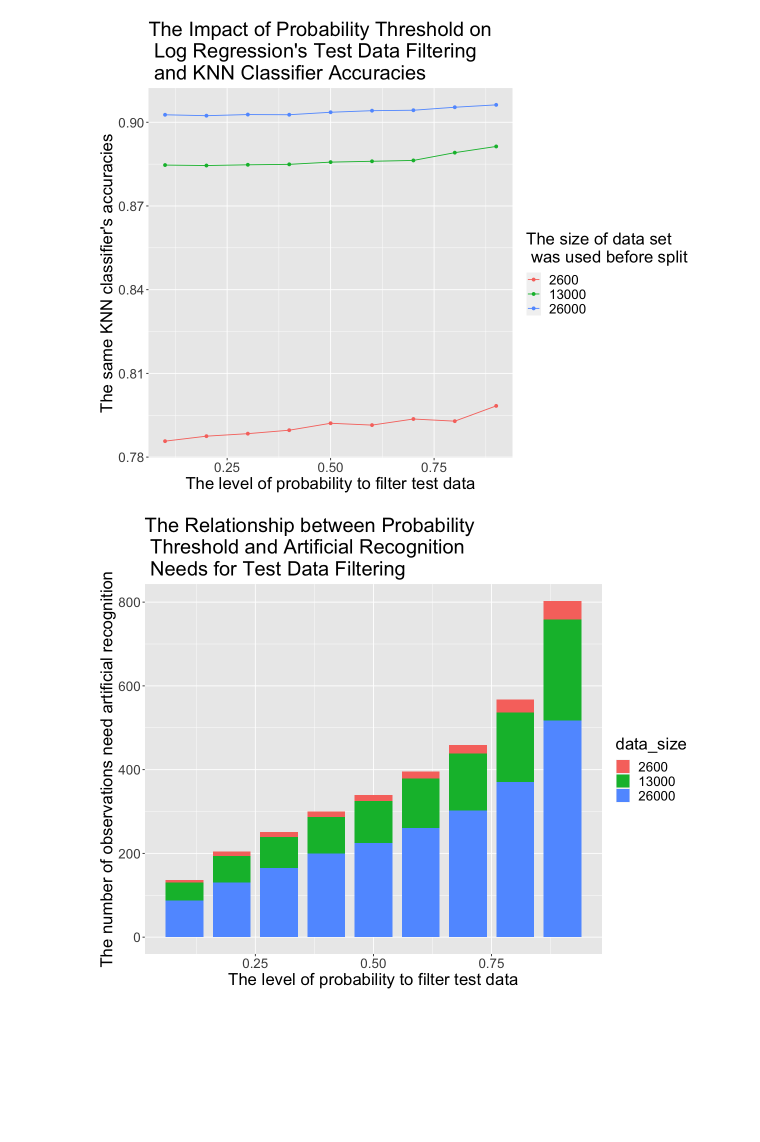
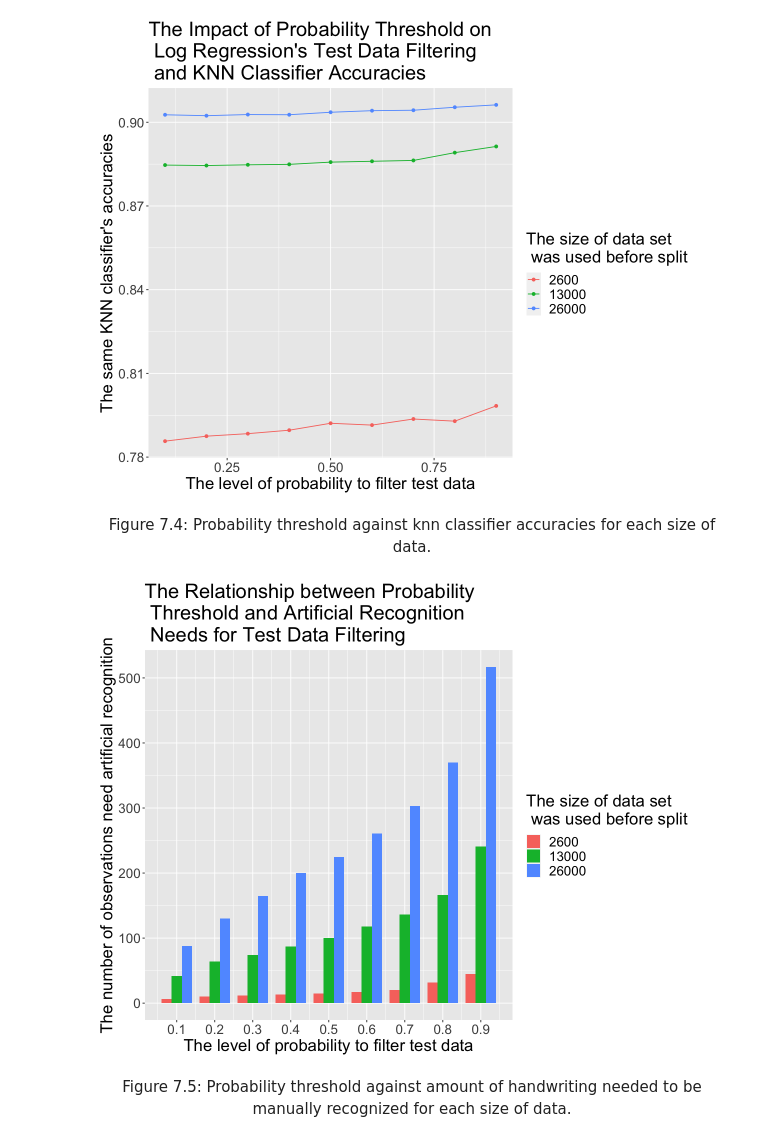
Before and after one commit to AllenCheng5186/DSCI100-Proj-Group50-23s1, a Jupyter notebook: Method_Result.ipynb, the cells around one changed output. Saved outputs shown, nothing was run; the diff lists cells and outputs as text; code cells hidden in the pictures; blank space fills up the shorter version.

```diff
--- a/Method_Result.ipynb
+++ b/Method_Result.ipynb
@@ -828,21 +890,27 @@ all_result_lrm_plot_acy <- all_result_lrm |>
 all_result_lrm_plot_acy
 # %% [output]
 [figure]
+# %% [markdown]
+<div align="center">Figure 7.4: Probability threshold against knn classifier accuracies for each size of data.
 # %%
 options(repr.plot.height = 8, repr.plot.width = 10)
 
 all_result_lrm_plot_bar <- all_result_lrm |>
     mutate(test_data_size = as.double(test_data_size)) |>
     ggplot(aes(x = prob, y = art_reg, fill = data_size)) +
-    geom_bar(stat = "identity", width = 0.08) +
+    geom_bar(stat = "identity", width = 0.08, position = "dodge") +
     labs(x = "The level of probability to filter test data",
-         y = "The number of observations need artificial recognition") +
+         y = "The number of observations need artificial recognition",
+         fill = "The size of data set \n was used before split") +
     ggtitle("The Relationship between Probability \n Threshold and Artificial Recognition \n Needs for Test Data Filtering") +
-    theme(text = element_text(size = 20))
+    theme(text = element_text(size = 20)) +
+    scale_x_continuous(breaks = seq(0, 1, by = 0.1))
 
 all_result_lrm_plot_bar
 # %% [output]
-[figure, old version]
+[figure, new version]
+# %% [markdown]
+<div align="center">Figure 7.5: Probability threshold against amount of handwriting needed to be manually recognized for each size of data.
 # %%
 options(repr.plot.height = 8, repr.plot.width = 20)
 plot_grid(all_result_lrm_plot_acy, all_result_lrm_plot_bar, ncol = 2)
```
Also changed, not shown: parts of 43 cells of this notebook.
